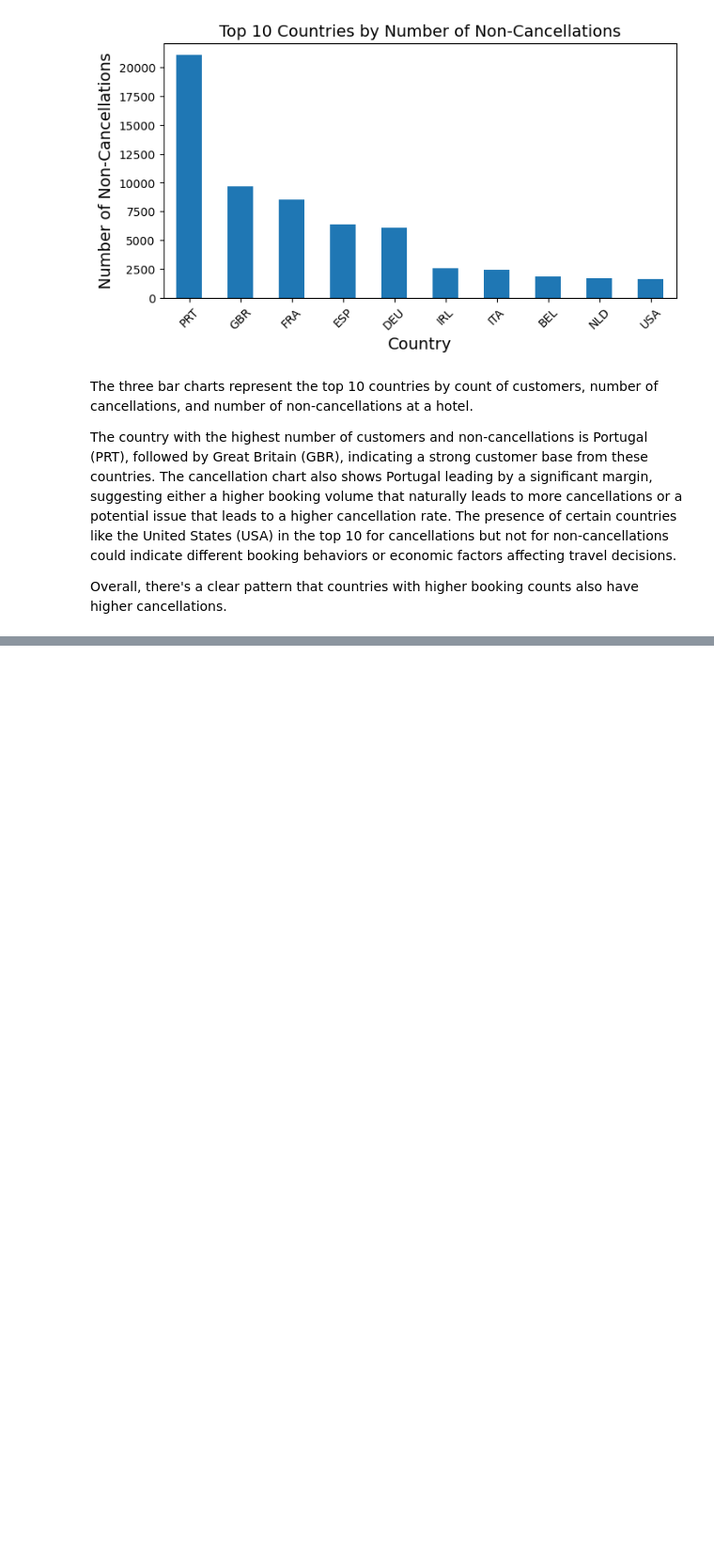
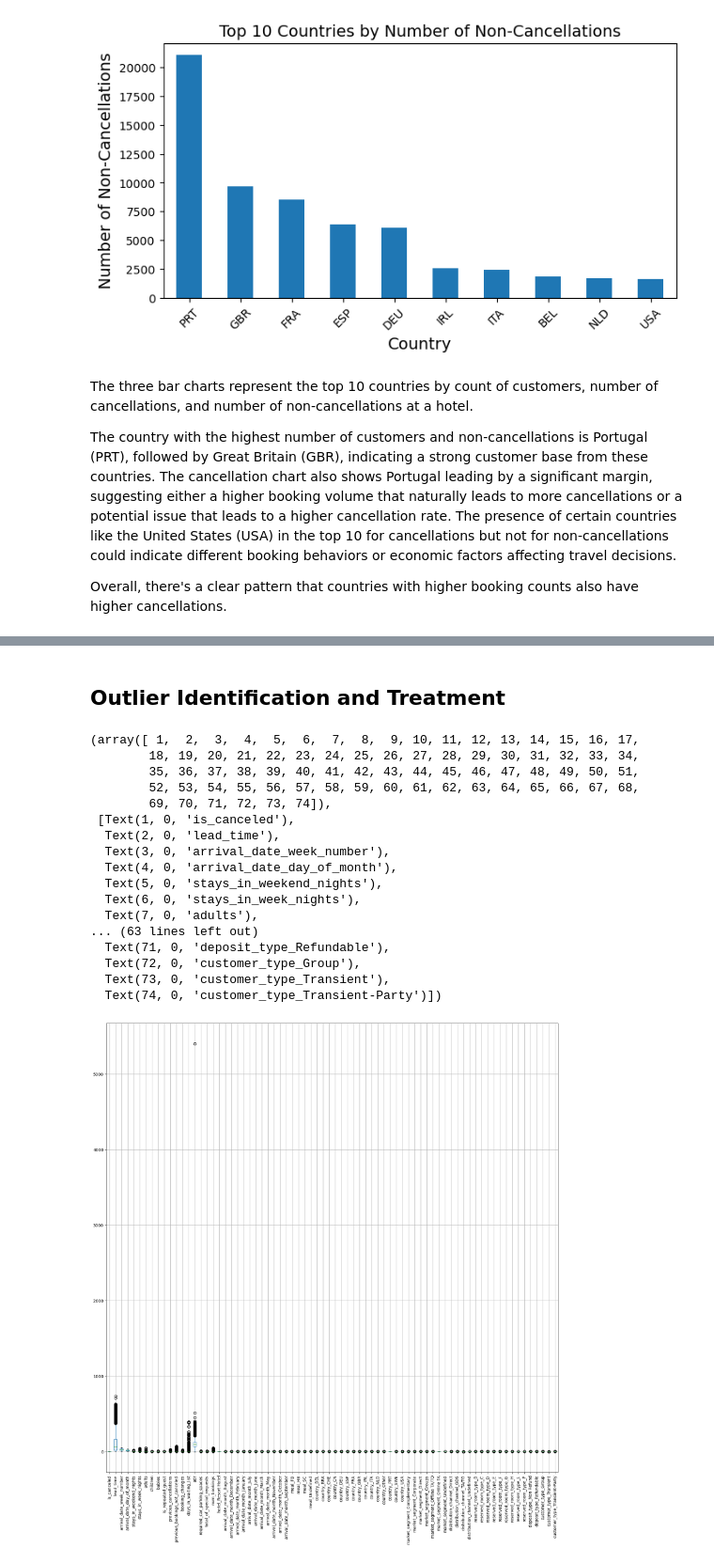
Before and after one commit to McGill-MMA-EnterpriseAnalytics/hotel-cancellation-analysis, a Jupyter notebook: Final_Project_Notebook.ipynb, the cells around one changed output, grey strips where cells are left out. Shown at 94% size. Drawn from its saved outputs; the diff is of its cells as text; code cells hidden in the pictures; blank space fills up the shorter version.

```diff
--- a/Final_Project_Notebook.ipynb
+++ b/Final_Project_Notebook.ipynb
@@ -423,0 +613,29 @@ Overall, there's a clear pattern that countries with higher booking counts also
+# %%
+# Using get_dummies to convert categorical columns to numerical columns
+train = pd.get_dummies(train, columns=['hotel','arrival_date_month', 'meal', 'country', 'market_segment', 'distribution_channel', 'reserved_room_type', 'deposit_type', 'customer_type'], drop_first=True)
+# %% [markdown]
+## Outlier Identification and Treatment
+# %%
+#Plot box plots for numerical columns to check for outliers
+plt.figure(figsize=(20,20))
+train.boxplot()
+plt.xticks(rotation=90)
+# %% [output]
+(array([ 1,  2,  3,  4,  5,  6,  7,  8,  9, 10, 11, 12, 13, 14, 15, 16, 17,
+        18, 19, 20, 21, 22, 23, 24, 25, 26, 27, 28, 29, 30, 31, 32, 33, 34,
+        35, 36, 37, 38, 39, 40, 41, 42, 43, 44, 45, 46, 47, 48, 49, 50, 51,
+        52, 53, 54, 55, 56, 57, 58, 59, 60, 61, 62, 63, 64, 65, 66, 67, 68,
+        69, 70, 71, 72, 73, 74]),
+ [Text(1, 0, 'is_canceled'),
+  Text(2, 0, 'lead_time'),
+  Text(3, 0, 'arrival_date_week_number'),
+  Text(4, 0, 'arrival_date_day_of_month'),
+  Text(5, 0, 'stays_in_weekend_nights'),
+  Text(6, 0, 'stays_in_week_nights'),
+  Text(7, 0, 'adults'),
+... (63 lines left out)
+  Text(71, 0, 'deposit_type_Refundable'),
+  Text(72, 0, 'customer_type_Group'),
+  Text(73, 0, 'customer_type_Transient'),
+  Text(74, 0, 'customer_type_Transient-Party')])
+[figure, added]
```
Also changed, not shown: parts of 85 cells of this notebook.
